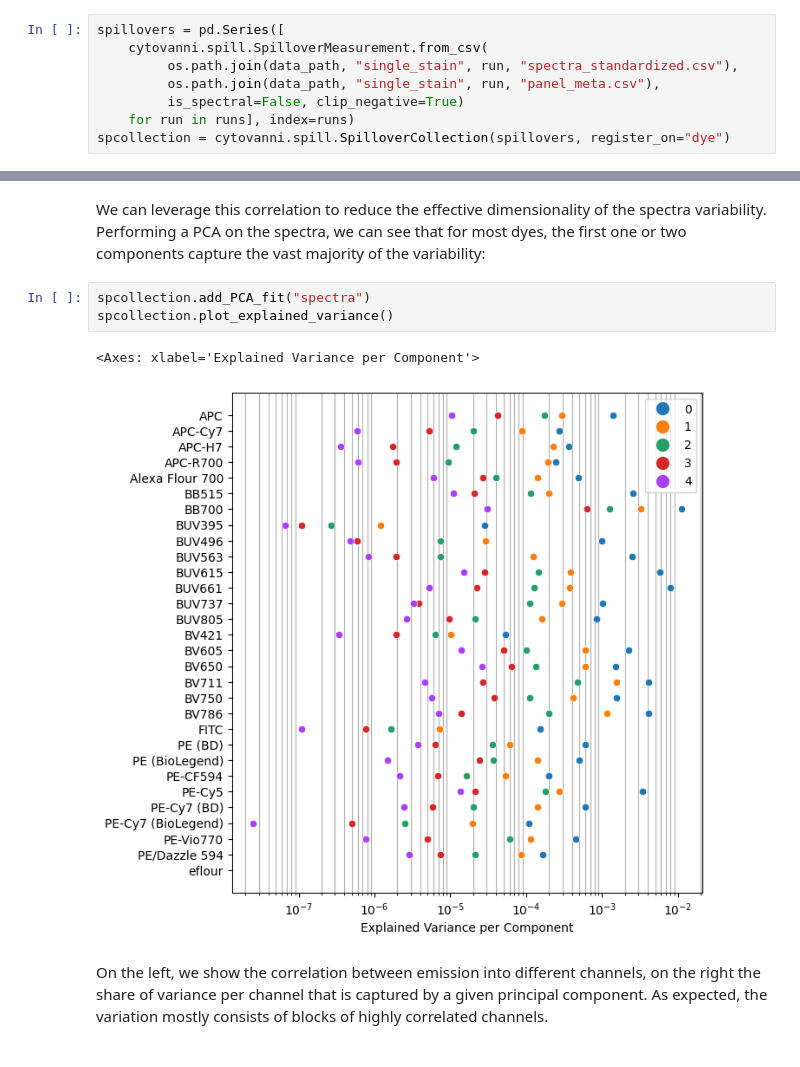
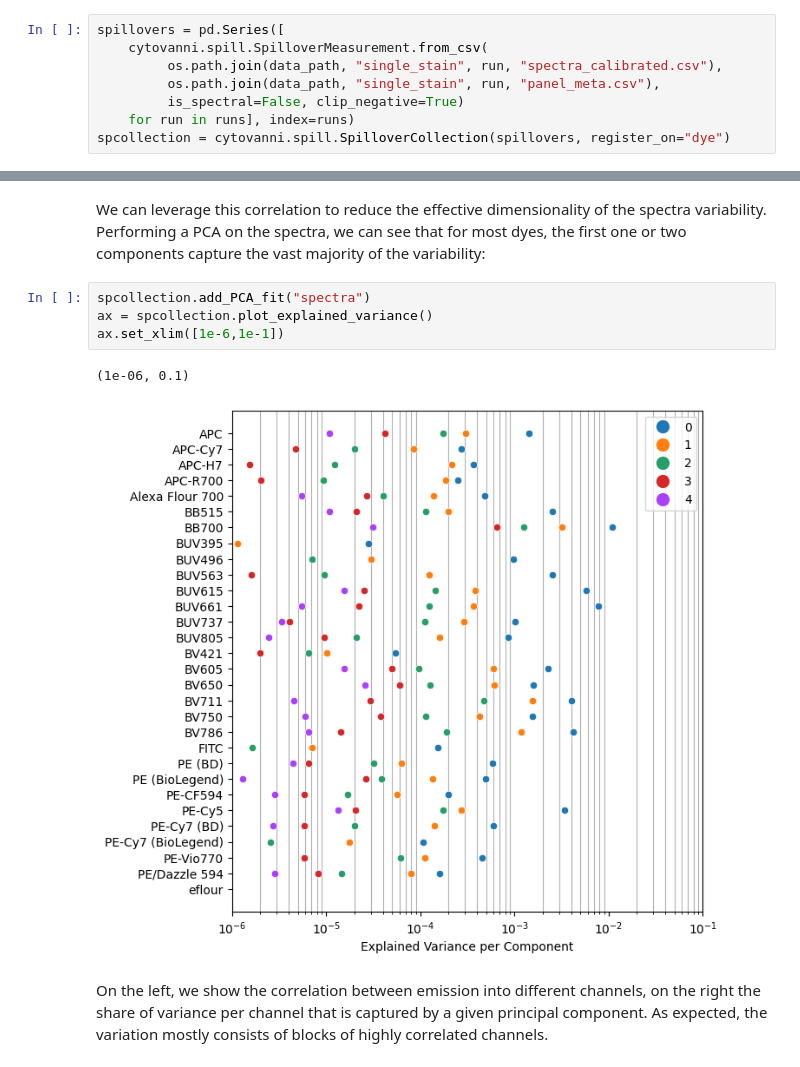
Before and after one commit to anders-biostat/Cytovanni, a Jupyter notebook: docs/tutorials/integration_variable-spectra/integration_variable-spectra-dye.ipynb, the cells around one changed output, grey strips where cells are left out. Cells and saved outputs as stored; diff of their text form.

```diff
--- a/docs/tutorials/integration_variable-spectra/integration_variable-spectra-dye.ipynb
+++ b/docs/tutorials/integration_variable-spectra/integration_variable-spectra-dye.ipynb
@@ -92,7 +93,7 @@ However, the main data is the standardized spectra that were produced in the pre
 # %%
 spillovers = pd.Series([
     cytovanni.spill.SpilloverMeasurement.from_csv(
-         os.path.join(data_path, "single_stain", run, "spectra_standardized.csv"),
+         os.path.join(data_path, "single_stain", run, "spectra_calibrated.csv"),
          os.path.join(data_path, "single_stain", run, "panel_meta.csv"),
          is_spectral=False, clip_negative=True)
     for run in runs], index=runs)
@@ -204,10 +182,11 @@ spcollection.plot_spectrum_correlation_single("BUV563", "spectra", "BYG584-A", "
 We can leverage this correlation to reduce the effective dimensionality of the spectra variability. Performing a PCA on the spectra, we can see that for most dyes, the first one or two components capture the vast majority of the variability:
 # %%
 spcollection.add_PCA_fit("spectra")
-spcollection.plot_explained_variance()
+ax = spcollection.plot_explained_variance()
+ax.set_xlim([1e-6,1e-1])
 # %% [output]
-<Axes: xlabel='Explained Variance per Component'>
+(1e-06, 0.1)
-[figure, old version]
+[figure, new version]
 # %% [markdown]
 On the left, we show the correlation between emission into different channels, on the right the share of variance per channel that is captured by a given principal component. As expected, the variation mostly consists of blocks of highly correlated channels.
 # %%
```
Also changed, not shown: parts of 22 cells of this notebook, 24 other files.
